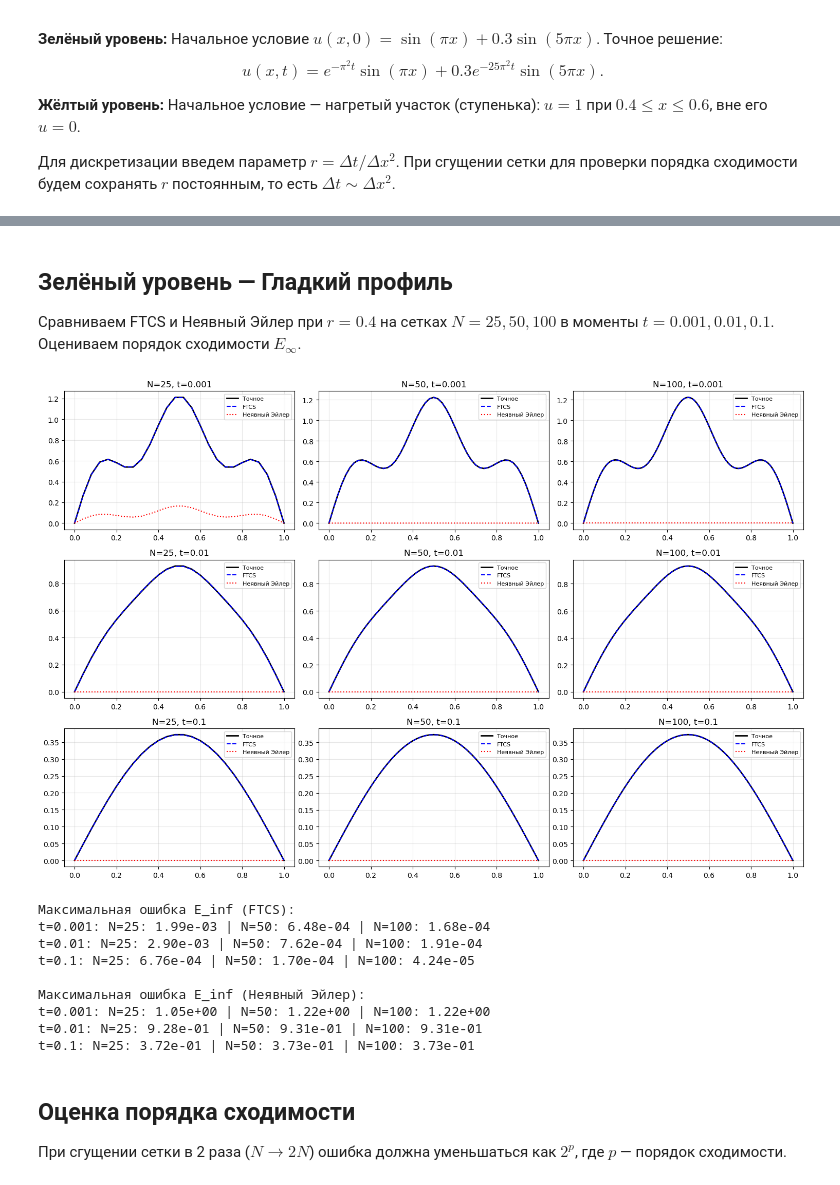
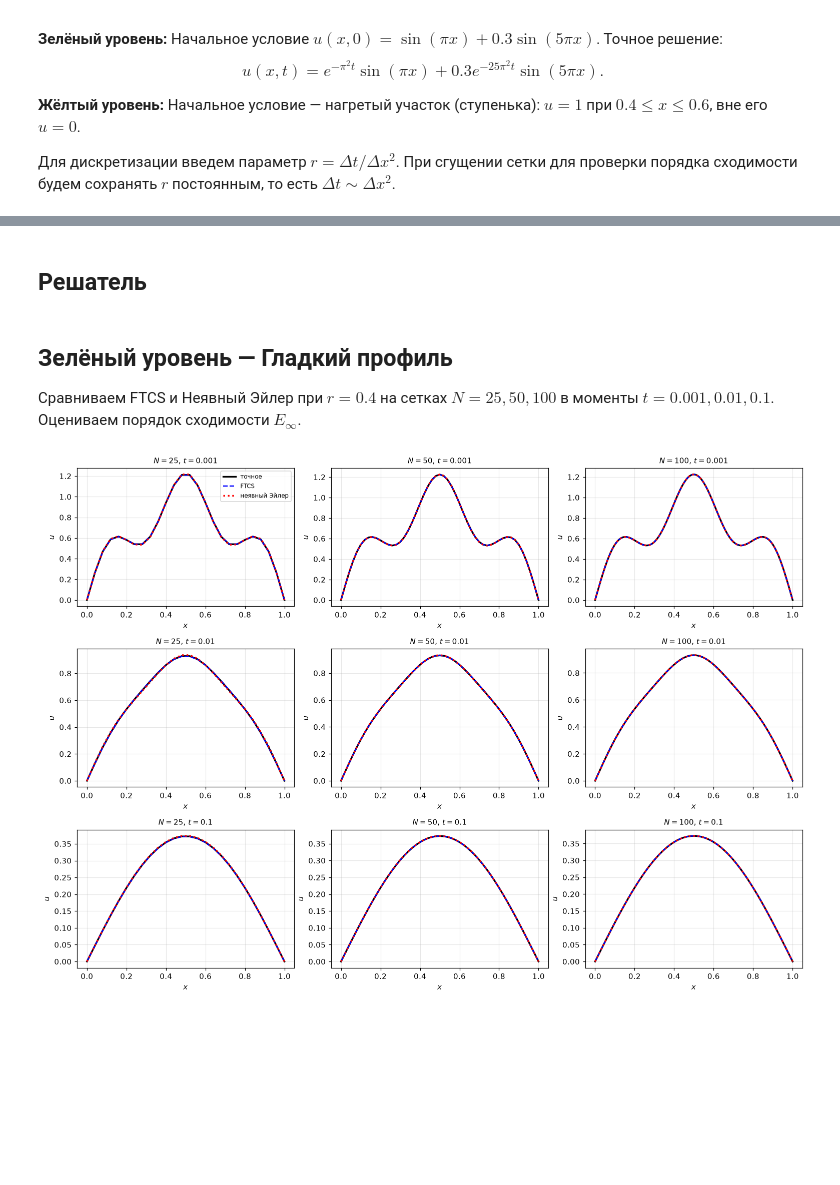
Before and after one commit to yartmihant/Students6Year2026, a Jupyter notebook: homework/uhanov/7.1/Program_7.1.ipynb, the cells around one changed output, grey strips where cells are left out. Cells and saved outputs as stored; diff of their text form; code cells hidden in the pictures; blank space fills up the shorter version.

```diff
--- a/homework/uhanov/7.1/Program_7.1.ipynb
+++ b/homework/uhanov/7.1/Program_7.1.ipynb
@@ -128,0 +51,2 @@ def solve_heat(N, T_final, r, method='FTCS', u0_func=u0_smooth):
+# %% [markdown]
+## Решатель
@@ -134,57 +130,36 @@ def solve_heat(N, T_final, r, method='FTCS', u0_func=u0_smooth):
 # %%
 N_list = [25, 50, 100]
 t_vals = [0.001, 0.01, 0.1]
-r = 0.4
+r_green = 0.4
 
-fig, axes = plt.subplots(len(t_vals), len(N_list), figsize=(15, 10))
-errors_ftcs = np.zeros((len(t_vals), len(N_list)))
-errors_euler = np.zeros((len(t_vals), len(N_list)))
+err_ftcs = np.zeros((len(t_vals), len(N_list)))
+err_euler = np.zeros((len(t_vals), len(N_list)))
+
+fig, axes = plt.subplots(len(t_vals), len(N_list), figsize=(14, 10))
 
 for i, T in enumerate(t_vals):
     for j, N in enumerate(N_list):
-        x, dx = make_grid(N)
-        u_ex = exact_solution_smooth(x, T)
+        x, _ = make_grid(N)
+        u_ex = exact_solution(x, T)
 
-        _, h_ftcs = solve_heat(N, T, r, 'FTCS')
-        _, h_eul  = solve_heat(N, T, r, 'Euler')
+        _, h_f = solve_heat(N, T, r_green, "FTCS")
+        _, h_e = solve_heat(N, T, r_green, "Euler")
+        u_f, u_e = h_f[-1][1], h_e[-1][1]
 
-        u_ftcs = h_ftcs[-1][1]
-        u_eul  = h_eul[-1][1]
-
-        errors_ftcs[i, j] = np.max(np.abs(u_ftcs - u_ex))
-        errors_euler[i, j] = np.max(np.abs(u_eul - u_ex))
+        err_ftcs[i, j] = np.max(np.abs(u_f - u_ex))
+        err_euler[i, j] = np.max(np.abs(u_e - u_ex))
 
         ax = axes[i, j]
-        ax.plot(x, u_ex, 'k-', lw=2, label='Точное')
-        ax.plot(x, u_ftcs, 'b--', label='FTCS')
-        ax.plot(x, u_eul, 'r:', label='Неявный Эйлер')
-        ax.set_title(f"N={N}, t={T}")
-        ax.legend(fontsize=8)
-        ax.grid(alpha=0.3)
+        ax.plot(x, u_ex, "k-", lw=2.2, label="точное")
+        ax.plot(x, u_f, "b--", lw=1.6, label="FTCS")
+        ax.plot(x, u_e, "r:", lw=2.2, label="неявный Эйлер")
+        ax.set_title("$N=%d$, $t=%g$" % (N, T))
+        ax.set_xlabel("$x$")
+        ax.set_ylabel("$u$")
+        if i == 0 and j == 0:
+            ax.legend(loc="upper right")
 
 plt.tight_layout()
 plt.show()
-
-# Вывод таблиц
-print("Максимальная ошибка E_inf (FTCS):")
-for i, T in enumerate(t_vals):
-    print(f"t={T}: " + " | ".join([f"N={N}: {errors_ftcs[i,j]:.2e}" for j, N in enumerate(N_list)]))
-
-print("\nМаксимальная ошибка E_inf (Неявный Эйлер):")
-for i, T in enumerate(t_vals):
-    print(f"t={T}: " + " | ".join([f"N={N}: {errors_euler[i,j]:.2e}" for j, N in enumerate(N_list)]))
 # %% [output]
-[figure, old version]
+[figure, new version]
-Максимальная ошибка E_inf (FTCS):
-t=0.001: N=25: 1.99e-03 | N=50: 6.48e-04 | N=100: 1.68e-04
-t=0.01: N=25: 2.90e-03 | N=50: 7.62e-04 | N=100: 1.91e-04
-t=0.1: N=25: 6.76e-04 | N=50: 1.70e-04 | N=100: 4.24e-05
-
-Максимальная ошибка E_inf (Неявный Эйлер):
-t=0.001: N=25: 1.05e+00 | N=50: 1.22e+00 | N=100: 1.22e+00
-t=0.01: N=25: 9.28e-01 | N=50: 9.31e-01 | N=100: 9.31e-01
-t=0.1: N=25: 3.72e-01 | N=50: 3.73e-01 | N=100: 3.73e-01
-# %% [markdown]
-## Оценка порядка сходимости
-
-При сгущении сетки в 2 раза ($N \to 2N$) ошибка должна уменьшаться как $2^p$, где $p$ — порядок сходимости.
```
Also changed, not shown: parts of 34 cells of this notebook, 22 other files.
